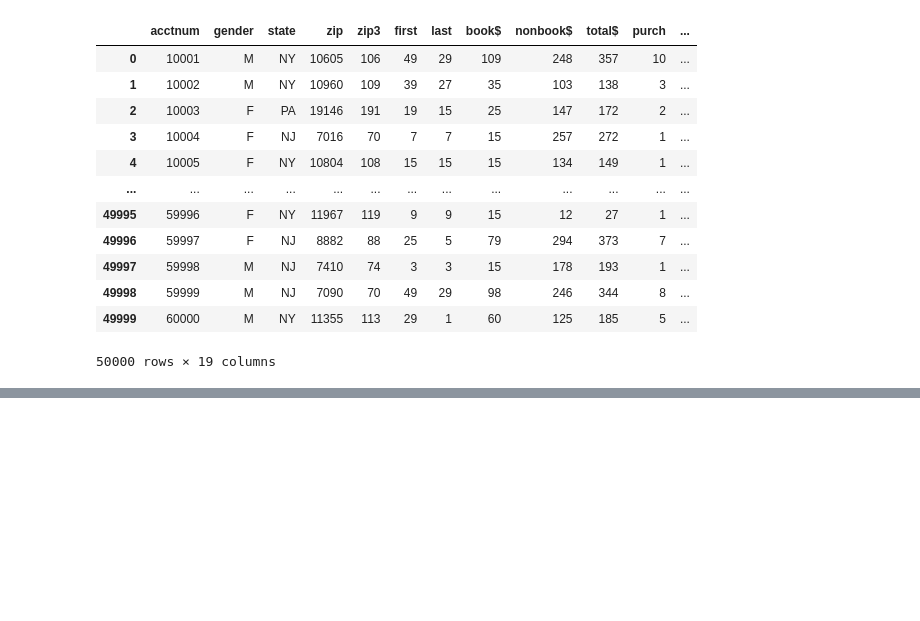
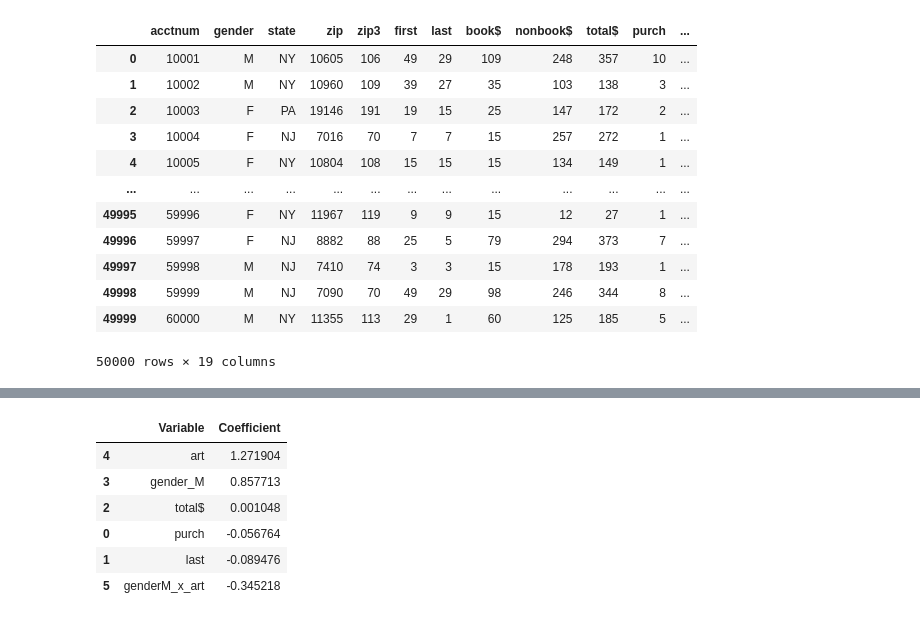
Before and after one commit to NafisaTas1414/RFM-Model, a Jupyter notebook: RFM_MODEL_OURS.ipynb, the cells around one changed output, grey strips where cells are left out. Saved outputs shown, nothing was run; the diff lists cells and outputs as text; code cells hidden in the pictures; blank space fills up the shorter version.

```diff
--- a/RFM_MODEL_OURS.ipynb
+++ b/RFM_MODEL_OURS.ipynb
@@ -40,0 +287,43 @@ np.float64(208.31832)
+# %%
+# Outcome
+y = bbb['buyer']
+
+# Ensure key columns are numeric where needed
+bbb['purch'] = pd.to_numeric(bbb['purch'])
+bbb['total$'] = pd.to_numeric(bbb['total$'])
+
+# Create a numeric gender indicator (Male=1, Female=0)
+# If your dataset uses different labels, adjust the mapping accordingly.
+bbb['gender_M'] = bbb['gender'].map({'M': 1, 'F': 0})
+
+# Make sure art is numeric (often it's already 0/1)
+bbb['art'] = pd.to_numeric(bbb['art'], errors='coerce')
+
+# Interaction term: gender x art
+bbb['genderM_x_art'] = bbb['gender_M'] * bbb['art']
+
+# Predictors: include BOTH main effects + interaction + other controls
+X_int = bbb[['purch', 'last', 'total$', 'gender_M', 'art', 'genderM_x_art']].copy()
+
+# Drop rows with missing values in predictors/outcome (simple approach)
+data = pd.concat([X_int, y], axis=1).dropna()
+X_int = data[X_int.columns]
+y_clean = data['buyer']
+# %%
+logit_int = LogisticRegression(max_iter=1000)
+logit_int.fit(X_int, y_clean)
+
+coef_table = pd.DataFrame({
+    'Variable': X_int.columns,
+    'Coefficient': logit_int.coef_[0]
+}).sort_values('Coefficient', ascending=False)
+
+coef_table
+# %% [output]
+|  | Variable | Coefficient |
+| 4 | art | 1.271904 |
+| 3 | gender_M | 0.857713 |
+| 2 | total$ | 0.001048 |
+| 0 | purch | -0.056764 |
+| 1 | last | -0.089476 |
+| 5 | genderM_x_art | -0.345218 |
```
Also changed, not shown: parts of 51 cells of this notebook, 1 other file.
